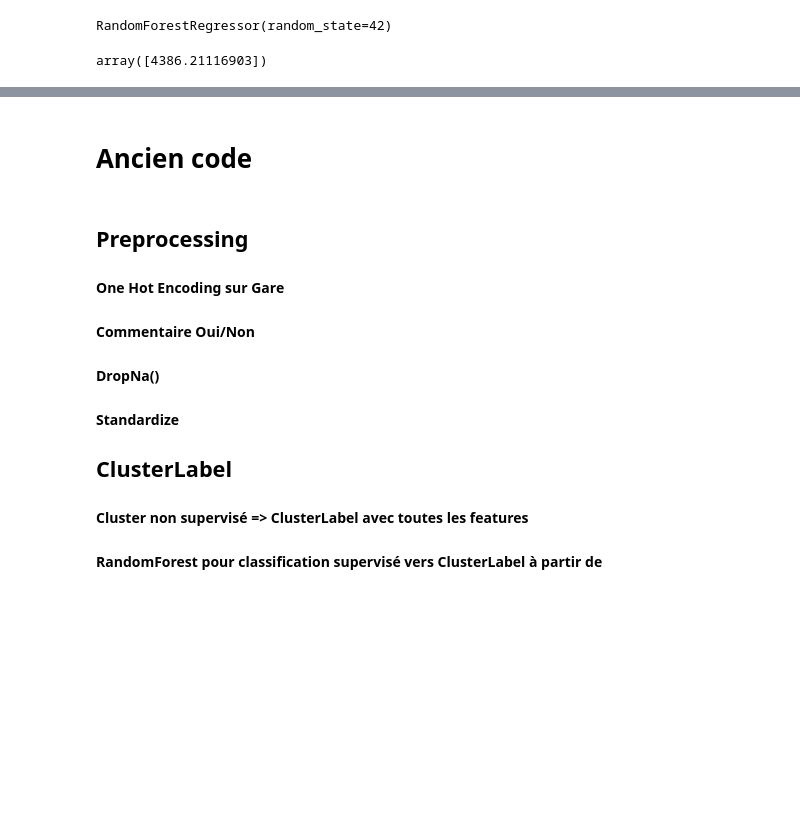
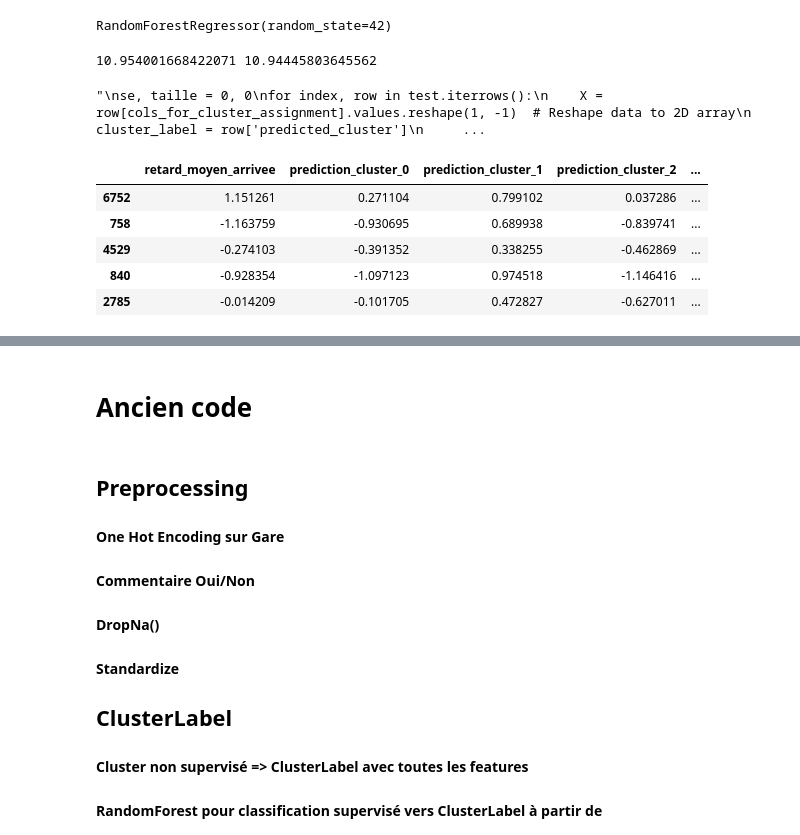
Before and after one commit to DanielRodriguezCiotti/projet-ML-CS, a Jupyter notebook: main/model_cluster.ipynb, the cells around one changed output, grey strips where cells are left out. Saved outputs shown, nothing was run; the diff lists cells and outputs as text; code cells hidden in the pictures; blank space fills up the shorter version.

```diff
--- a/main/model_cluster.ipynb
+++ b/main/model_cluster.ipynb
@@ -27,6 +27,9 @@ df = df_encoded.sample(frac=1, random_state=1)
 train, test = train_test_split(df, test_size=0.2, random_state=42)
 
 # Clustering
+
+NBR_CLUSTERS = 4
+
 numeric_cols = [
     'duree_moyenne', 'nb_train_prevu', 'nb_annulation',
     'nb_train_depart_retard', 'retard_moyen_depart',
@@ -43,6 +46,6 @@ scaler = StandardScaler()
 train[numeric_cols] = scaler.fit_transform(train[numeric_cols].copy())
 data_for_clustering_normalized = scaler.fit_transform(data_for_clustering)
 
-kmeans = KMeans(n_clusters=4, random_state=42)
+kmeans = KMeans(n_clusters=NBR_CLUSTERS, random_state=42)
 train['cluster'] = kmeans.fit_predict(data_for_clustering_normalized)
 # %%
@@ -63,6 +66,13 @@ RF_to_estimate_cluster = RandomForestRegressor(n_estimators=100, random_state=42
 RF_to_estimate_cluster.fit(X_train,y_train)
 # %% [output]
 RandomForestRegressor(random_state=42)
+# %%
+true_y_test = test.retard_moyen_depart
+mean = true_y_test.mean()
+std = np.std(true_y_test)
+print(mean, std)
+# %% [output]
+10.954001668422071 10.94445803645562
 # %%
 # Test
 test['predicted_cluster'] = RF_to_estimate_cluster.predict(test[cols_for_cluster_assignment])
@@ -70,6 +80,17 @@ test['predicted_cluster'] = test['predicted_cluster'].apply(round).astype(int)
 scaler = StandardScaler()
 test[numeric_cols] = scaler.fit_transform(test[numeric_cols].copy())
 
+test['retard_moyen_arrivee_predit'] = 0
+X_test = test[cols_for_cluster_assignment]
+#y_test = test['retard_moyen_arrivee']
+
+for i in range(NBR_CLUSTERS):
+    col_predicted = 'prediction_cluster_'+str(i)
+    prediction = random_forest_models[i].predict(X_test)
+    test[col_predicted] = prediction
+
+test
+"""
 se, taille = 0, 0
 for index, row in test.iterrows():
     X = row[cols_for_cluster_assignment].values.reshape(1, -1)  # Reshape data to 2D array
@@ -78,11 +99,14 @@ for index, row in test.iterrows():
 
     predictor = random_forest_models[cluster_label]
     y_predict = predictor.predict(X)
-    sqrd_error = (y_predict - y)**2
-    se += sqrd_error
-    taille += 1
+    row['retard_moyen_predit'] = y_predict
 
-mse = se/taille
-mse
+"""
+    #sqrd_error = (y_predict - y)**2
+    #se += sqrd_error
+    #taille += 1
+
+#mse = se/taille
+#mse
 # %% [output]
-array([4386.21116903])
+"\nse, taille = 0, 0\nfor index, row in test.iterrows():\n    X = row[cols_for_cluster_assignment].values.reshape(1, -1)  # Reshape data to 2D array\n    cluster_label = row['predicted_cluster']\n     ...
@@ -88,0 +120,10 @@ array([4386.21116903])
+# %%
+test_result = test[['retard_moyen_arrivee', 'prediction_cluster_0','prediction_cluster_1', 'prediction_cluster_2', 'prediction_cluster_3', 'true_prediction']]
+test_result.head()
+# %% [output]
+|  | retard_moyen_arrivee | prediction_cluster_0 | prediction_cluster_1 | prediction_cluster_2 | ... |
+| 6752 | 1.151261 | 0.271104 | 0.799102 | 0.037286 | ... |
+| 758 | -1.163759 | -0.930695 | 0.689938 | -0.839741 | ... |
+| 4529 | -0.274103 | -0.391352 | 0.338255 | -0.462869 | ... |
+| 840 | -0.928354 | -1.097123 | 0.974518 | -1.146416 | ... |
+| 2785 | -0.014209 | -0.101705 | 0.472827 | -0.627011 | ... |
```
Also changed, not shown: parts of 5 cells of this notebook.
